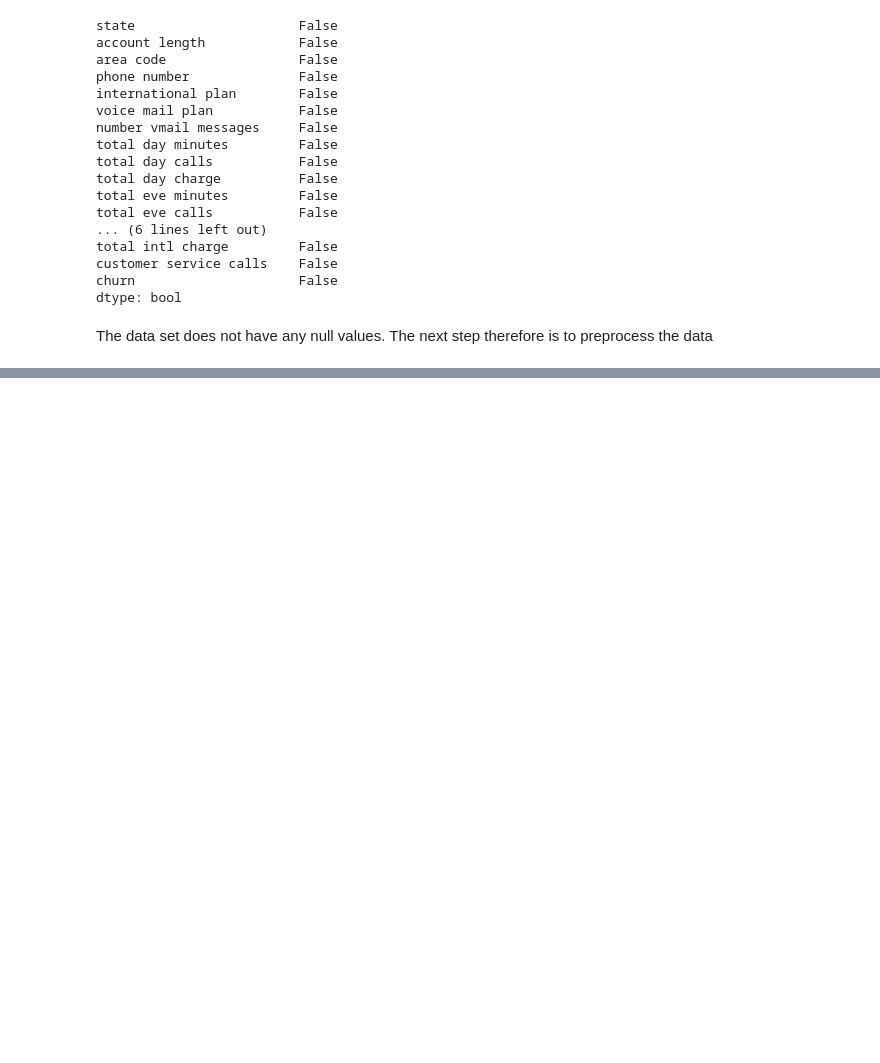
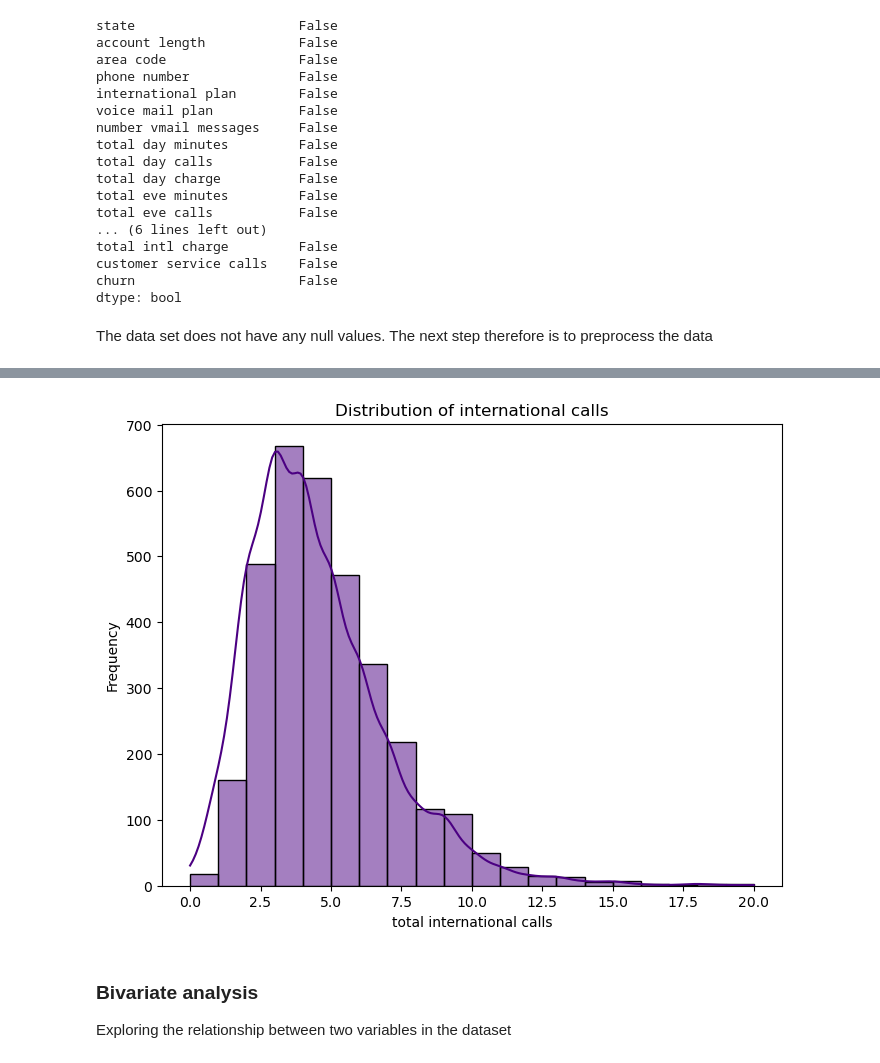
Before and after one commit to King-georges/Predicting-Churn-in-a-Telecom-s-company, a Jupyter notebook: Project_notebook.ipynb, the cells around one changed output, grey strips where cells are left out. Saved outputs shown, nothing was run; the diff lists cells and outputs as text; code cells hidden in the pictures; blank space fills up the shorter version.

```diff
--- a/Project_notebook.ipynb
+++ b/Project_notebook.ipynb
@@ -193,0 +248,12 @@ The data set does not have any null values. The next step therefore is to prepro
+# %%
+plt.figure(figsize=(8, 6))
+sns.histplot(df['total intl calls'], bins=20, kde=True, color= 'indigo')
+plt.title('Distribution of international calls')
+plt.xlabel('total international calls')
+plt.ylabel('Frequency')
+plt.show()
+# %% [output]
+[figure, added]
+# %% [markdown]
+### Bivariate analysis
+Exploring the relationship between two variables in the dataset
```
Also changed, not shown: parts of 10 cells of this notebook.
